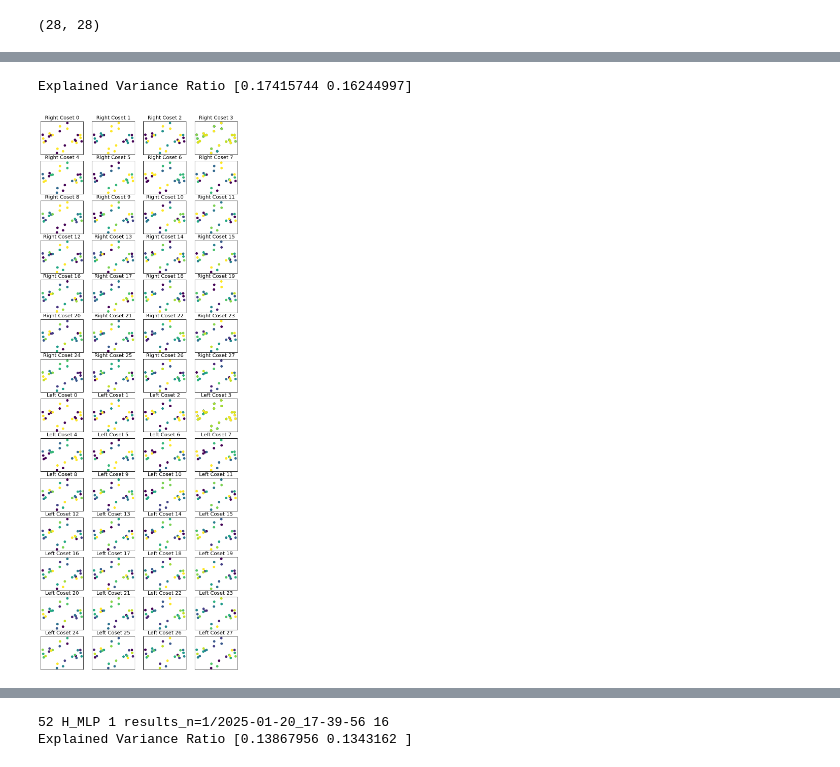
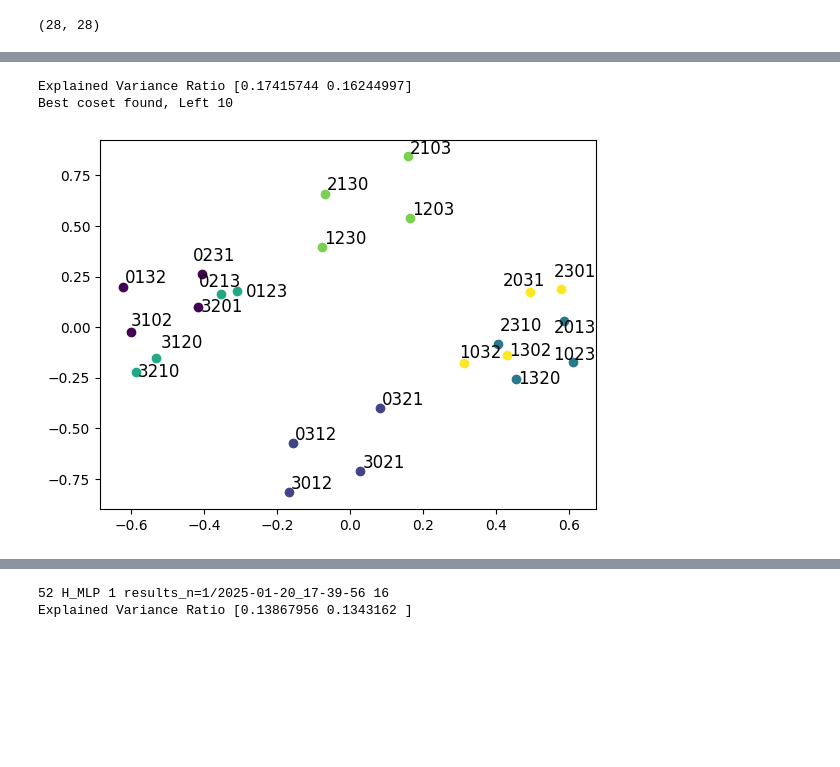
Before and after one commit to maxwellmg/grow-crystals-distance-experiments, a Jupyter notebook: notebooks/permutation_group.ipynb, the cells around one changed output, grey strips where cells are left out. Saved outputs shown, nothing was run; the diff lists cells and outputs as text; code cells hidden in the pictures; blank space fills up the shorter version.

```diff
--- a/notebooks/permutation_group.ipynb
+++ b/notebooks/permutation_group.ipynb
@@ -572,7 +572,7 @@ seed=66
 data_id = "permutation"
 model_id = "standard_transformer"
 n_exp=1
-results_root = "results_n=1_embd=16/permutation-standard_transformer"
+results_root = "final_results/2025-01-26_08-51-58-66-permutation-standard_transformer"
 embd_dim=16
 
 model = load_model_from_file(model_id, data_id, seed=seed,n_exp=n_exp,results_root = results_root, embd_dim=embd_dim, trained_on_gpu=False,n_in_filename=True, embd_in_filename=False)
@@ -588,11 +647,11 @@ round(10.3333, 2)
 # %%
-visualize_embedding_permutations(model.embedding.weight.cpu() if 'transformer' in model_id else model.embedding.cpu(),
+visualize_best_embedding(model.embedding.weight.cpu() if 'transformer' in model_id else model.embedding.cpu(),
                          right_coset_list,
                          left_coset_list,
                          title="",
                          dict_level = new_perm_dict,
-                         adjust_overlapping_text=False,
-                         text=False)
+                         adjust_overlapping_text=True)
 # %% [output]
 Explained Variance Ratio [0.17415744 0.16244997]
+Best coset found, Left 10
-[figure, old version]
+[figure, new version]
```
Also changed, not shown: parts of 12 cells of this notebook, 10 other files.
